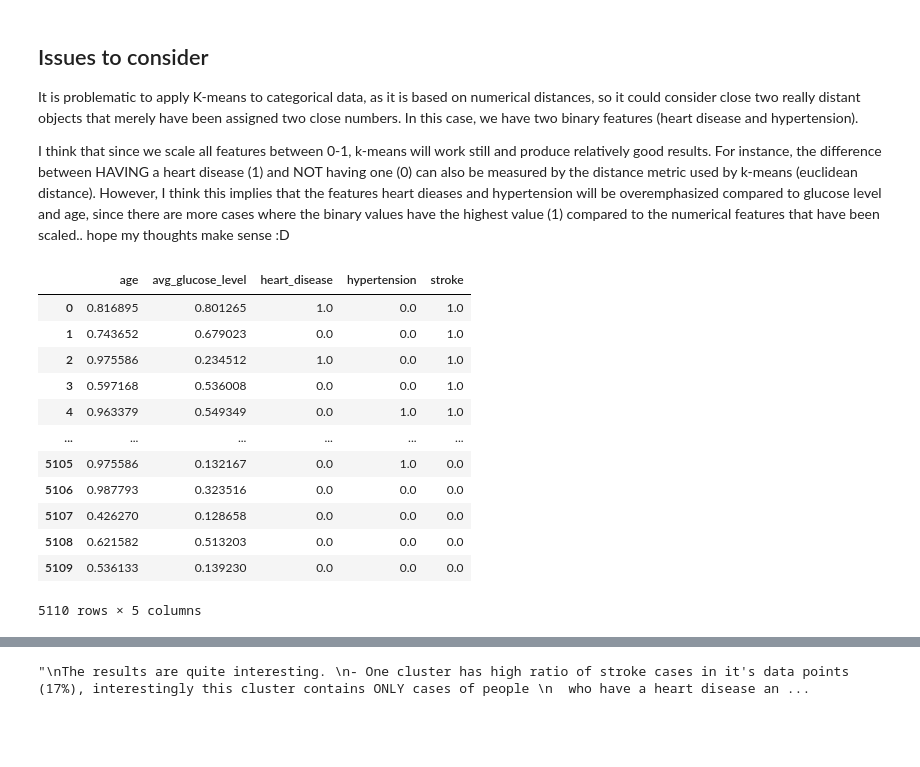
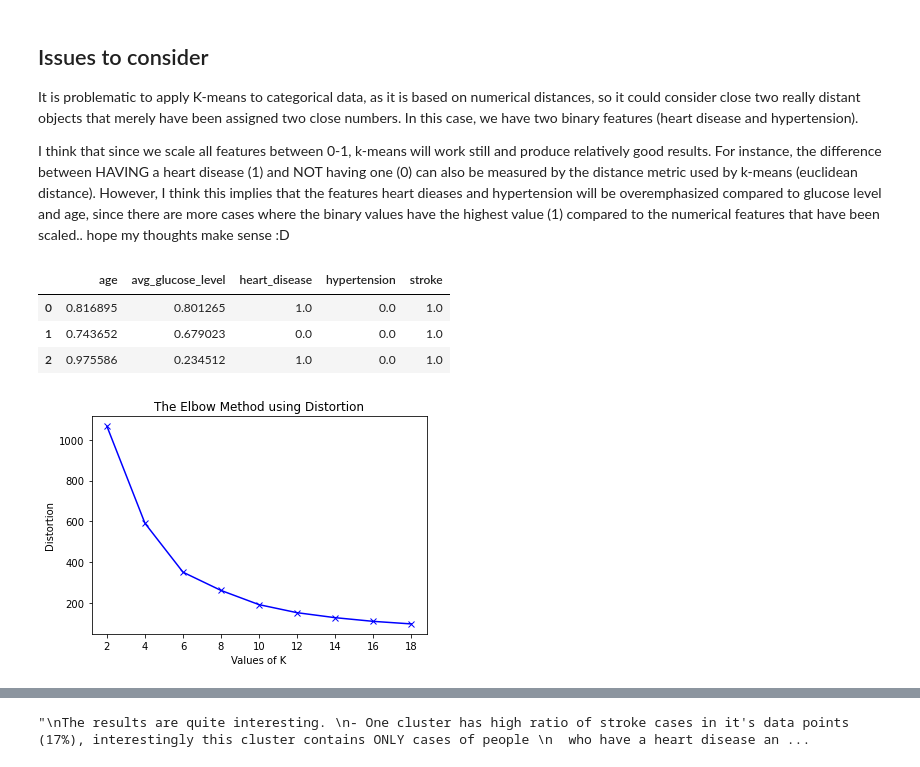
Before and after one commit to lrnz-asnprs/stroke-prediction-project, a Jupyter notebook: notebooks/hand-in notebooks/Cluster_section_hand-in.ipynb, the cells around one changed output, grey strips where cells are left out. Saved outputs shown, nothing was run; the diff lists cells and outputs as text; code cells hidden in the pictures; blank space fills up the shorter version.

```diff
--- a/notebooks/hand-in notebooks/Cluster_section_hand-in.ipynb
+++ b/notebooks/hand-in notebooks/Cluster_section_hand-in.ipynb
@@ -11,7 +11,8 @@ import numpy as np
 # Clustering
 # %%
 #reading in the dataset
-df = pd.read_csv("..\\..\\data\\healthcare-dataset-stroke-data.csv") # path must be changed always
+#df = pd.read_csv("..\\..\\data\\healthcare-dataset-stroke-data.csv") # path must be changed always
+df = pd.read_csv("C:\\Users\\naja\\Desktop\\stroke-prediction-project\\data\\healthcare-dataset-stroke-data.csv")
 # %%
 #should be handled in the cleaning section of code
 df = df.fillna(df.median())
@@ -303,19 +304,10 @@ I think that since we scale all features between 0-1, k-means will work still an
 # %%
 data = df[["age", "avg_glucose_level", "heart_disease", "hypertension", "stroke"]]
 data = MinMaxScaler().fit_transform(data)
 data = pd.DataFrame(data,columns=["age", "avg_glucose_level", "heart_disease", "hypertension", "stroke"])
-data
+data.head(3)
 # %% [output]
 |  | age | avg_glucose_level | heart_disease | hypertension | stroke |
 | 0 | 0.816895 | 0.801265 | 1.0 | 0.0 | 1.0 |
 | 1 | 0.743652 | 0.679023 | 0.0 | 0.0 | 1.0 |
 | 2 | 0.975586 | 0.234512 | 1.0 | 0.0 | 1.0 |
-| 3 | 0.597168 | 0.536008 | 0.0 | 0.0 | 1.0 |
-| 4 | 0.963379 | 0.549349 | 0.0 | 1.0 | 1.0 |
-| ... | ... | ... | ... | ... | ... |
-| 5105 | 0.975586 | 0.132167 | 0.0 | 1.0 | 0.0 |
-| 5106 | 0.987793 | 0.323516 | 0.0 | 0.0 | 0.0 |
-| 5107 | 0.426270 | 0.128658 | 0.0 | 0.0 | 0.0 |
-| 5108 | 0.621582 | 0.513203 | 0.0 | 0.0 | 0.0 |
-| 5109 | 0.536133 | 0.139230 | 0.0 | 0.0 | 0.0 |
-5110 rows × 5 columns
@@ -325,0 +314,20 @@ data
+# %%
+# Techniques to determine cluster sizes are missing!
+# @Naja could you add that here? :)
+
+distortions = []
+
+K = range(2,20,2)
+
+for k in K:
+    kmeanModel = KMeans(n_clusters=k).fit(data)
+    kmeanModel.fit(data)
+    distortions.append(kmeanModel.inertia_)
+
+plt.plot(K, distortions, 'bx-')
+plt.xlabel('Values of K')
+plt.ylabel('Distortion')
+plt.title('The Elbow Method using Distortion')
+plt.show()
+# %% [output]
+[figure, added]
```
Also changed, not shown: parts of 7 cells of this notebook.
